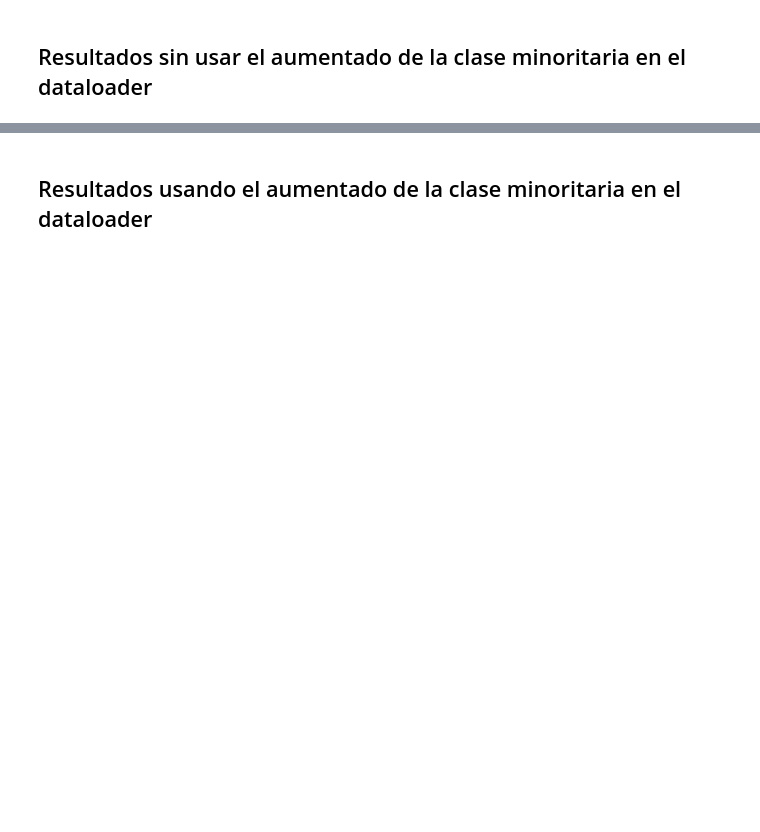
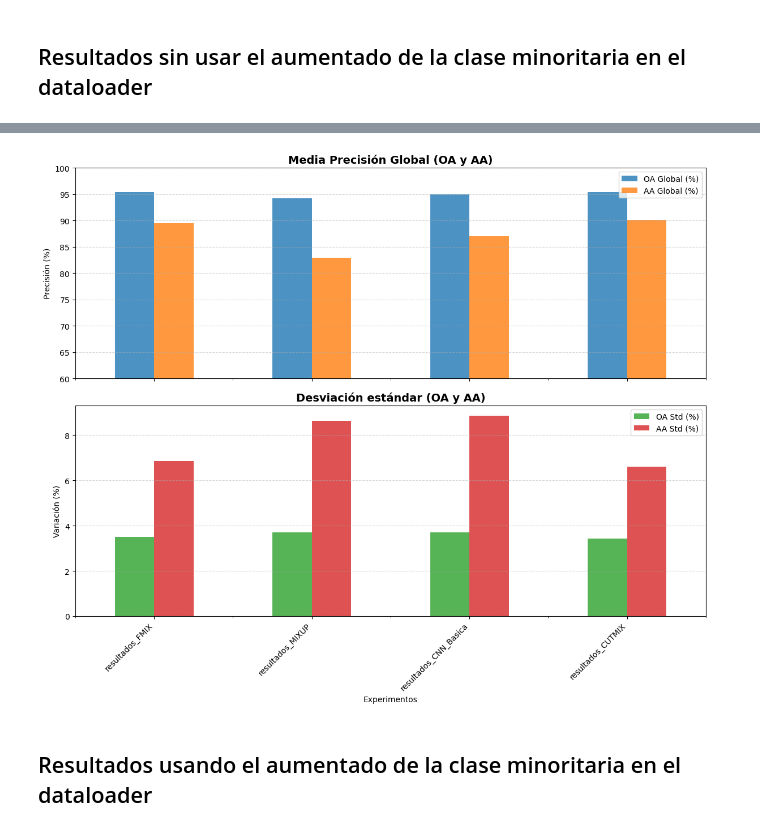
Before and after one commit to DBR5823/TFG_DanielBerdullasRey, a Jupyter notebook: creacionTablas.ipynb, the cells around one changed output, grey strips where cells are left out. Drawn from its saved outputs; the diff is of its cells as text; code cells hidden in the pictures; blank space fills up the shorter version.

Commit message:
PruebasRealizandose

```diff
--- a/creacionTablas.ipynb
+++ b/creacionTablas.ipynb
@@ -5,34 +5,33 @@ import glob
 import os
 import matplotlib.pyplot as plt
 
+#Función que permite procesar el log asociado a un experimento y devuelve 3 elementos, el resumen del rendimiento en cada dataset, las estadisticas globales y el accuracy por clase en cada dataset
 def procesar_log_detallado(ruta_archivo):
-    """
-    Procesa el log y devuelve tres tablas:
-    1. Resumen por dataset (OA, AA)
-    2. Estadísticas globales (Medias)
-    3. Accuracy por Clase para cada dataset
-    """
+
+    #Abrimos el archivo en modo lectura
     try:
         with open(ruta_archivo, 'r', encoding='utf-8') as f:
             texto = f.read()
     except FileNotFoundError:
         return f"Error: No se encontró el archivo {ruta_archivo}", None, None
 
-    # Separamos el log por secciones de dataset
+    #Separamos el log por secciones asociadas a cada dataset (cada prueba sobre un dataset comienza por 20 * y la frase "Ejecutando prueba sobre el dataset " y el nombre del dataset)
     secciones = re.split(r"\*{20,}Ejecutando prueba sobre el dataset", texto)
 
     resumen_data = []
     clases_data = []
 
+    #Recorremos las secciones del log asociadas a cada dataset
     for seccion in secciones[1:]:
-        # 1. Extraer nombre del dataset
+        #1. Obtenemos el nombre del dataset
         lineas = seccion.strip().split('\n')
         dataset_name = lineas[0].split('*')[0].strip()
 
-        # 2. Extraer OA y AA Finales
+        #2. Extraemos el OA y AA finales obtenidos sobre el dataset (OA Final y AA FInal)
         oa_match = re.search(r"OA Final:\s*([\d.]+)%\s*±\s*([\d.]+)%", seccion)
         aa_match = re.search(r"AA Final:\s*([\d.]+)%\s*±\s*([\d.]+)%", seccion)
 
+        #Si se han encontrado el OA y el AA se añaden al resumen de resultados junto al nombre del dataset
         if oa_match and aa_match:
             resumen_data.append({
                 "Dataset": dataset_name,
@@ -40,10 +39,12 @@ def procesar_log_detallado(ruta_archivo):
                 "AA (%)": float(aa_match.group(1))
             })
 
-        # 3. Extraer Accuracies por Clase
+        #3. Extraemos el accuracy obtenido para cada clase (presentes en la subsección Accuracy por clase, la cual acaba con guines (-----))
         bloque_clases = re.search(r"ACCURACY POR CLASE:(.*?)---", seccion, re.DOTALL)
         if bloque_clases:
+            #Obtenemos los resultados para cada clase
             matches_clase = re.findall(r"Clase (\d+):\s*([\d.]+)%", bloque_clases.group(1))
+            #Almacenamos el accuracy asociado a cada una de las clases
             for num_clase, valor_acc in matches_clase:
                 clases_data.append({
                     "Dataset": dataset_name,
@@ -51,22 +52,25 @@ def procesar_log_detallado(ruta_archivo):
                     "Accuracy (%)": float(valor_acc)
                 })
 
+    #Si no se han encontrado datos válidos se devuelve un mensaje de error.
     if not resumen_data:
         return "No se encontraron datos válidos.", None, None
 
-    # Crear DataFrames
+    #Convertimos las listas en dataframes
     df_resumen = pd.DataFrame(resumen_data)
     df_clases_long = pd.DataFrame(clases_data)
 
-    # Transformar tabla de clases a formato ancho (Dataset x Clases)
+    #Transformamos la tabla de clases a formato ancho (Datasets en las filas y Clases en las columnas)
     df_clases_wide = df_clases_long.pivot(index='Dataset', columns='Clase', values='Accuracy (%)')
 
-    # Calcular estadísticas globales
+    #Calculamos las estadísticas globales obtenidas mediante los diversos datasets (el OA global y el AA global junto a la desviación estándar)
     stats = {
         "Métrica": ["OA Global", "AA Global"],
         "Media (%)": [df_resumen["OA (%)"].mean(), df_resumen["AA (%)"].mean()],
         "Desviación (%)": [df_resumen["OA (%)"].std(), df_resumen["AA (%)"].std()]
     }
+
+    #Pasamos las estadísticas a un dataframe
     df_stats = pd.DataFrame(stats)
 
     return df_resumen, df_stats, df_clases_wide
@@ -176,0 +170,5 @@ resultados_CNN_Basica       94.94750       87.01250    3.691793    8.867882
+# %%
+#Leemos los resultados asociados a las ejecuciones sin usar el oversampling
+ruta_carpeta = "Codigos_no_clase_minoritaria/resultadosPruebas"
+
+datos_comparacion=imprimirResultados(ruta_carpeta)
@@ -177,2 +193,6 @@ resultados_CNN_Basica       94.94750       87.01250    3.691793    8.867882
+# %%
+graficaComparacionModelos(datos_comparacion)
+# %% [output]
+[figure, added]
 # %% [markdown]
 ## Resultados usando el aumentado de la clase minoritaria en el dataloader
```
Also changed, not shown: parts of 10 cells of this notebook, 18 other files.
